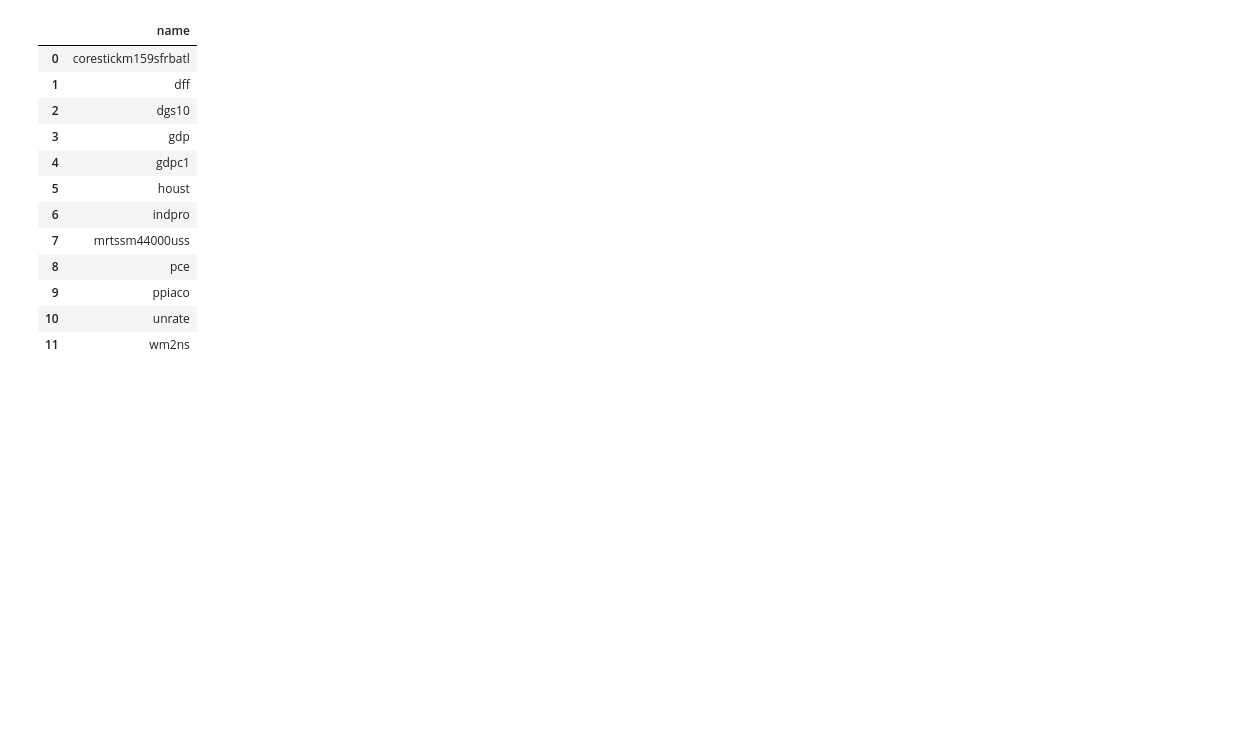
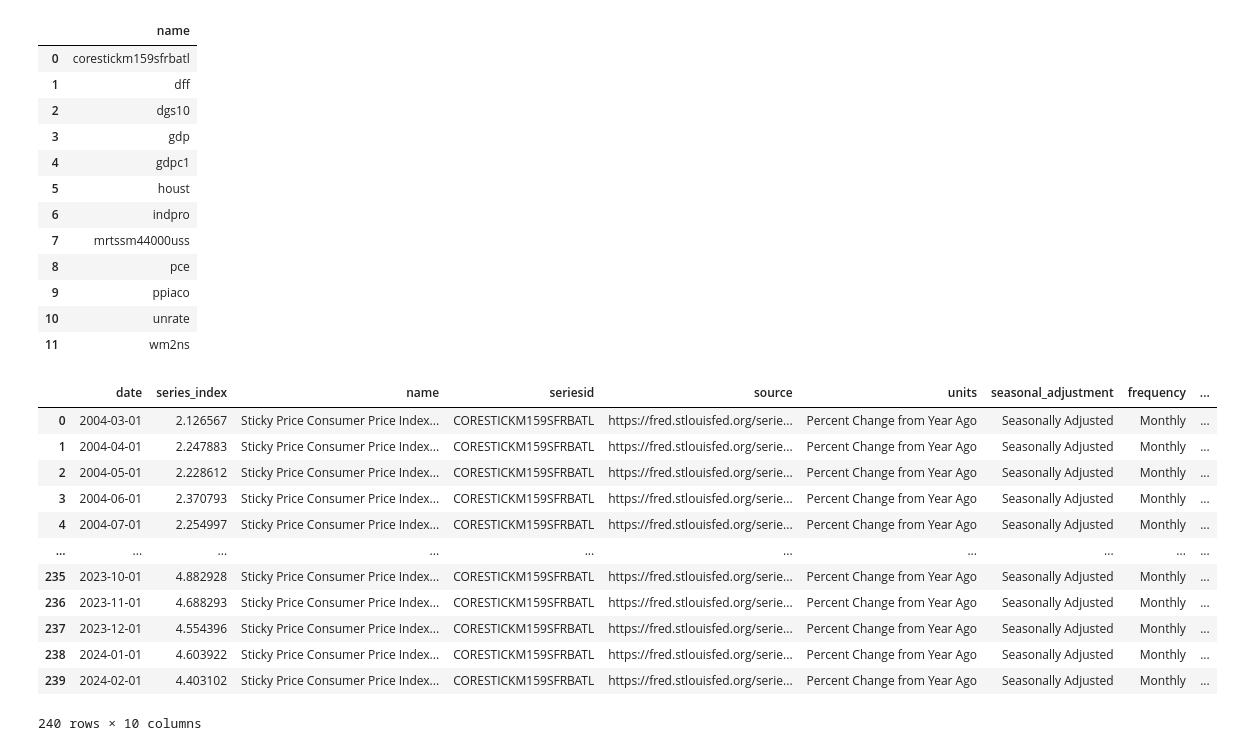
Before and after one commit to jeffreyablack1/FREDDataProject, a Jupyter notebook: run_sql_queries_here.ipynb, the cells around one changed output. Drawn from its saved outputs; the diff is of its cells as text; code cells hidden in the pictures; blank space fills up the shorter version.

```diff
--- a/run_sql_queries_here.ipynb
+++ b/run_sql_queries_here.ipynb
@@ -208,3 +208,23 @@ with duckdb.connect('data/fred.db') as con:
 | 9 | ppiaco |
 | 10 | unrate |
 | 11 | wm2ns |
+# %%
+sql_query = '''
+SELECT * FROM corestickm159sfrbatl'''
+
+with duckdb.connect('data/fred.db') as con: #using with to automatically close the database
+    display(con.sql(sql_query).df())
+# %% [output]
+|  | date | series_index | name | seriesid | source | units | seasonal_adjustment | frequency | ... |
+| 0 | 2004-03-01 | 2.126567 | Sticky Price Consumer Price Index... | CORESTICKM159SFRBATL | https://fred.stlouisfed.org/serie... | Percent Change from Year Ago | Seasonally Adjusted | Monthly | ... |
+| 1 | 2004-04-01 | 2.247883 | Sticky Price Consumer Price Index... | CORESTICKM159SFRBATL | https://fred.stlouisfed.org/serie... | Percent Change from Year Ago | Seasonally Adjusted | Monthly | ... |
+| 2 | 2004-05-01 | 2.228612 | Sticky Price Consumer Price Index... | CORESTICKM159SFRBATL | https://fred.stlouisfed.org/serie... | Percent Change from Year Ago | Seasonally Adjusted | Monthly | ... |
+| 3 | 2004-06-01 | 2.370793 | Sticky Price Consumer Price Index... | CORESTICKM159SFRBATL | https://fred.stlouisfed.org/serie... | Percent Change from Year Ago | Seasonally Adjusted | Monthly | ... |
+| 4 | 2004-07-01 | 2.254997 | Sticky Price Consumer Price Index... | CORESTICKM159SFRBATL | https://fred.stlouisfed.org/serie... | Percent Change from Year Ago | Seasonally Adjusted | Monthly | ... |
+| ... | ... | ... | ... | ... | ... | ... | ... | ... | ... |
+| 235 | 2023-10-01 | 4.882928 | Sticky Price Consumer Price Index... | CORESTICKM159SFRBATL | https://fred.stlouisfed.org/serie... | Percent Change from Year Ago | Seasonally Adjusted | Monthly | ... |
+| 236 | 2023-11-01 | 4.688293 | Sticky Price Consumer Price Index... | CORESTICKM159SFRBATL | https://fred.stlouisfed.org/serie... | Percent Change from Year Ago | Seasonally Adjusted | Monthly | ... |
+| 237 | 2023-12-01 | 4.554396 | Sticky Price Consumer Price Index... | CORESTICKM159SFRBATL | https://fred.stlouisfed.org/serie... | Percent Change from Year Ago | Seasonally Adjusted | Monthly | ... |
+| 238 | 2024-01-01 | 4.603922 | Sticky Price Consumer Price Index... | CORESTICKM159SFRBATL | https://fred.stlouisfed.org/serie... | Percent Change from Year Ago | Seasonally Adjusted | Monthly | ... |
+| 239 | 2024-02-01 | 4.403102 | Sticky Price Consumer Price Index... | CORESTICKM159SFRBATL | https://fred.stlouisfed.org/serie... | Percent Change from Year Ago | Seasonally Adjusted | Monthly | ... |
+240 rows × 10 columns
```
Also changed, not shown: parts of 5 cells of this notebook, 13 other files.
